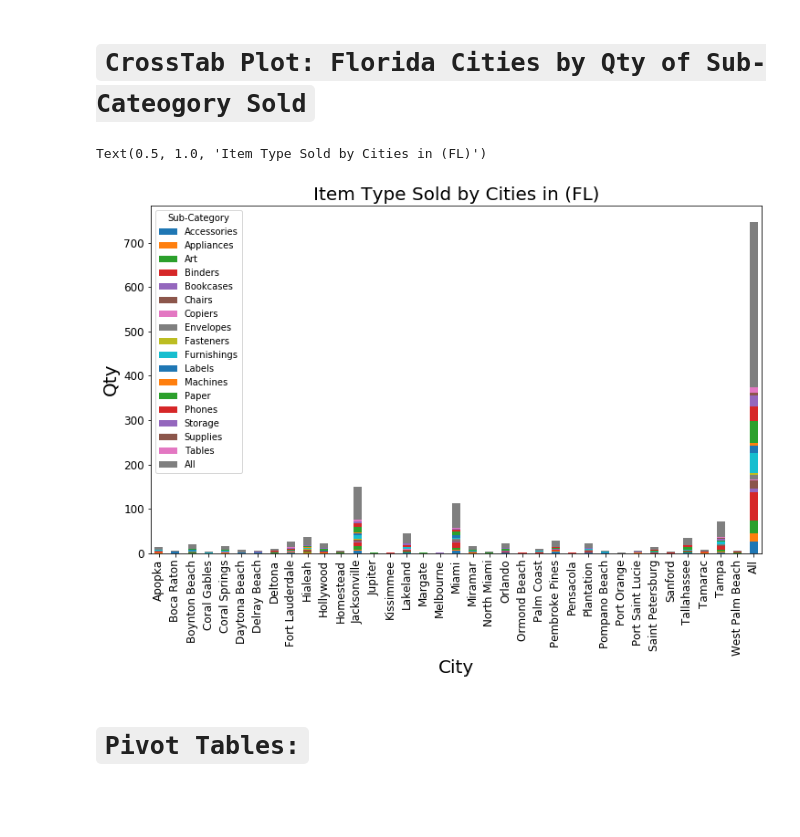
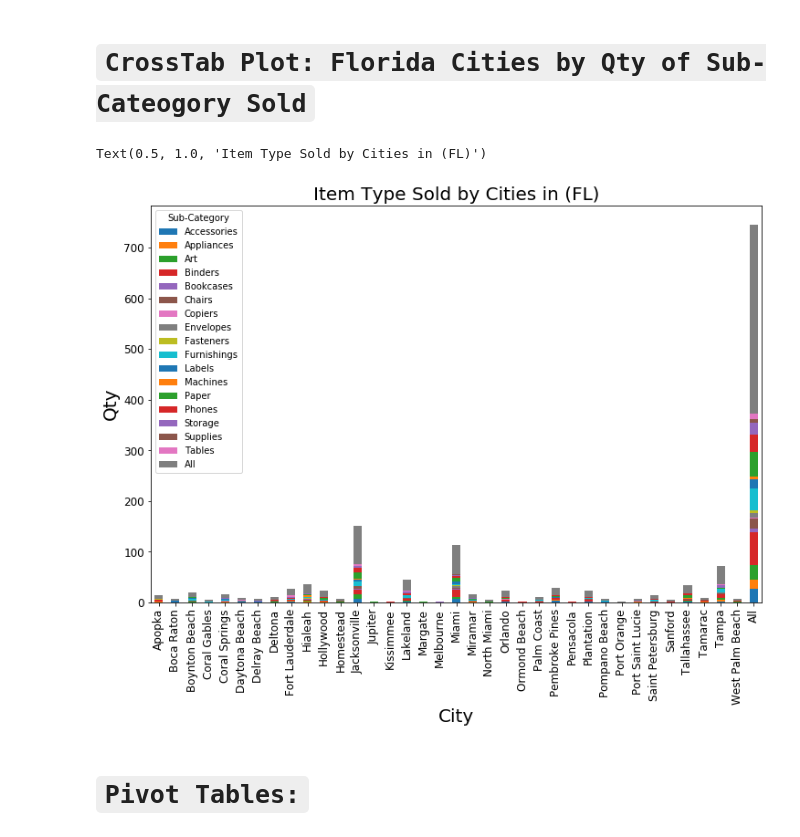
Before and after one commit to MrFuguDataScience/Python_Basics, a Jupyter notebook: ShoppingSales_EDA_n_plots.ipynb, the cells around one changed output. Saved outputs shown, nothing was run; the diff lists cells and outputs as text; code cells hidden in the pictures; blank space fills up the shorter version.

Commit message:
PandasPlots_Multi_Index_EDA
update mistakes and formatting

```diff
--- a/ShoppingSales_EDA_n_plots.ipynb
+++ b/ShoppingSales_EDA_n_plots.ipynb
@@ -200,17 +196,18 @@ pd.crosstab(index=[FL['City']], columns=FL['Sub-Category'], margins=True)[:5]
 # %% [markdown]
 # `CrossTab Plot: Florida Cities by Qty of Sub-Cateogory Sold`
 # %%
-aq=pd.crosstab(index=[FL['City']], columns=FL['Sub-Category'], margins=True).\
-plot.bar(stacked=True,figsize=(12,7),fontsize=12)
+aq=pd.crosstab(index=[FL['City']],
+columns=FL['Sub-Category'], margins=True).\
+plot.bar(stacked=True,figsize=(12,8),fontsize=12)
 
 
 aq.set_xlabel('City',fontsize=20)
-# a_.grid()
+
 aq.set_ylabel("Qty",fontsize=20)
 aq.set_title('Item Type Sold by Cities in (FL)',fontsize=20)
 # %% [output]
 Text(0.5, 1.0, 'Item Type Sold by Cities in (FL)')
-[figure, old version]
+[figure, new version]
 # %% [markdown]
 # `Pivot Tables:`
 # %%
```
Also changed, not shown: parts of 7 cells of this notebook.
